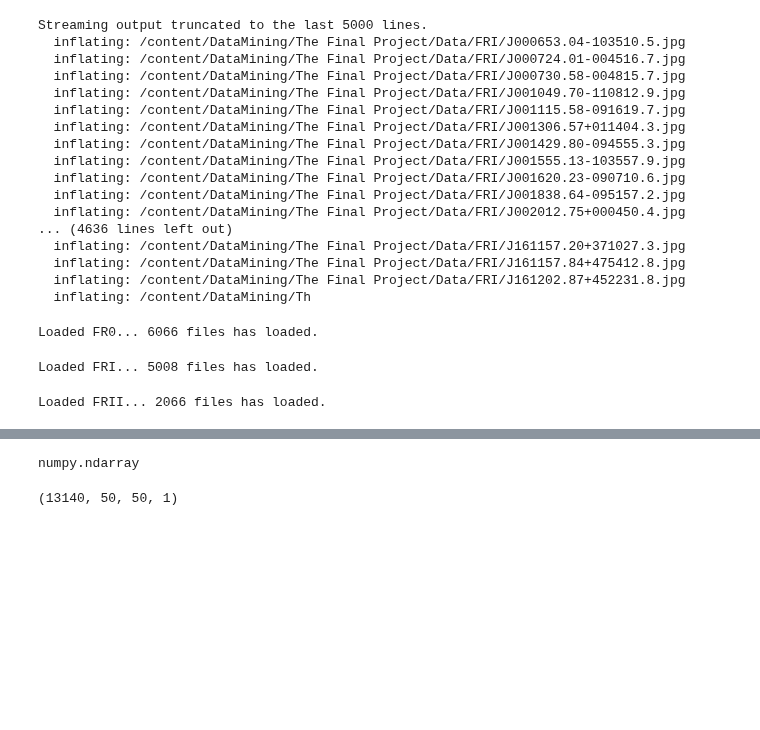
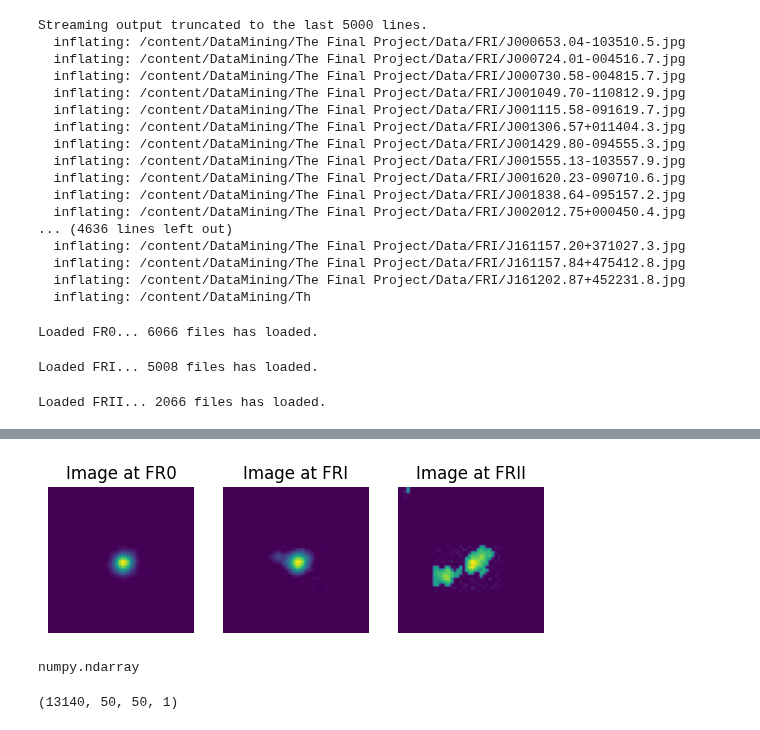
Before and after one commit to FaridRash/DATA-MINING-MACHINE-LEARNING-semester-2-, a Jupyter notebook: The Final Project/Notebooks/Farid/Farid_1st.ipynb, the cells around one changed output, grey strips where cells are left out. Cells and saved outputs as stored; diff of their text form; code cells hidden in the pictures; blank space fills up the shorter version.

```diff
--- a/The Final Project/Notebooks/Farid/Farid_1st.ipynb
+++ b/The Final Project/Notebooks/Farid/Farid_1st.ipynb
@@ -106,3 +113,4 @@ plt.show()
 # %%
 labels = np.array(labels,dtype='uint8')
 data = np.array(data,dtype='uint8')
+data_cropped = np.array(data_cropped,dtype='uint8')
@@ -109 +140,24 @@ data = np.array(data,dtype='uint8')
+# %%
+image = np.squeeze(data_cropped[10])
+plt.subplot(1, 3, 1)
+plt.imshow(image)
+plt.axis('off')
+plt.title(f"Image at FR0")
+
+image = np.squeeze(data_cropped[7101])
+plt.subplot(1, 3, 2)
+plt.imshow(image)
+plt.axis('off')
+plt.title(f"Image at FRI")
+
+image = np.squeeze(data_cropped[12001])
+plt.subplot(1, 3, 3)
+plt.imshow(image)
+plt.axis('off')
+plt.title(f"Image at FRII")
+
+
+plt.show()
+# %% [output]
+[figure, added]
 # %%
```
Also changed, not shown: parts of 22 cells of this notebook.
